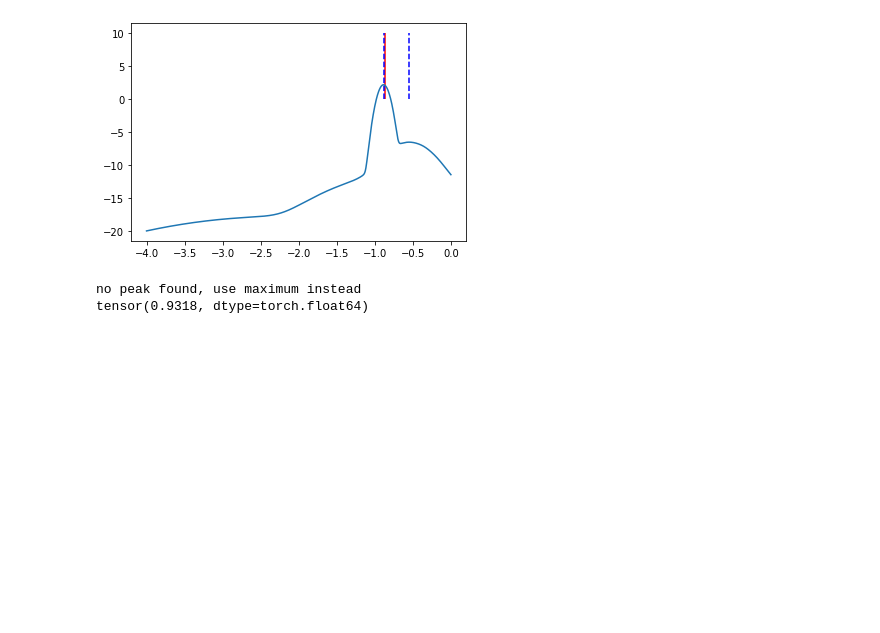
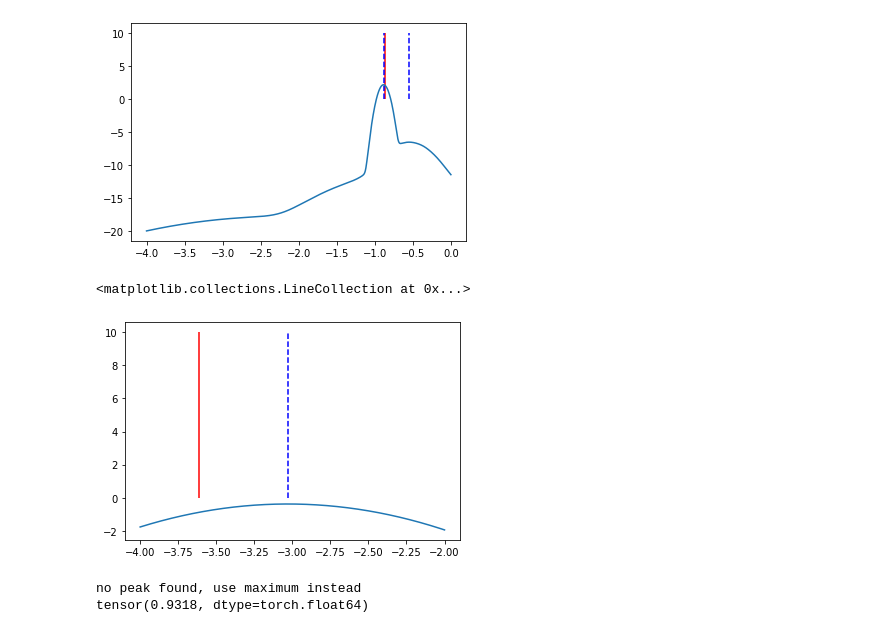
Before and after one commit to haimengzhao/magic-microlensing, a Jupyter notebook: plot.ipynb, the cells around one changed output. Drawn from its saved outputs; the diff is of its cells as text; code cells hidden in the pictures; blank space fills up the shorter version.

Commit message:
Plot: constraint and correct

```diff
--- a/plot.ipynb
+++ b/plot.ipynb
@@ -121,5 +121,16 @@ plt.vlines(np.linspace(-4, 0, 1000)[peaks], 0, 10, color='blue', linestyles='das
 # %% [output]
 <matplotlib.collections.LineCollection at 0x...>
 [figure]
+# %%
+i = 4
+qgrid = torch.linspace(-4, -2, 1000)
+qlist = qgrid.reshape(-1, 1, 1).tile(1, num, 1)
+plt.plot(qgrid, get_loglik(pis, locs, scales, qlist, margin_dim=1, exp=False)[:, i])
+peaks = find_peaks(get_loglik(pis, locs, scales, qlist, margin_dim=1, exp=False).transpose(1, 0)[i])[0]
+plt.vlines(Y[i, 1], 0, 10, color='red')
+plt.vlines(qgrid[peaks], 0, 10, color='blue', linestyles='dashed')
+# %% [output]
+<matplotlib.collections.LineCollection at 0x...>
+[figure, added]
 # %%
 pred_global = torch.zeros((num, output_dim))
```
Also changed, not shown: parts of 7 cells of this notebook.
